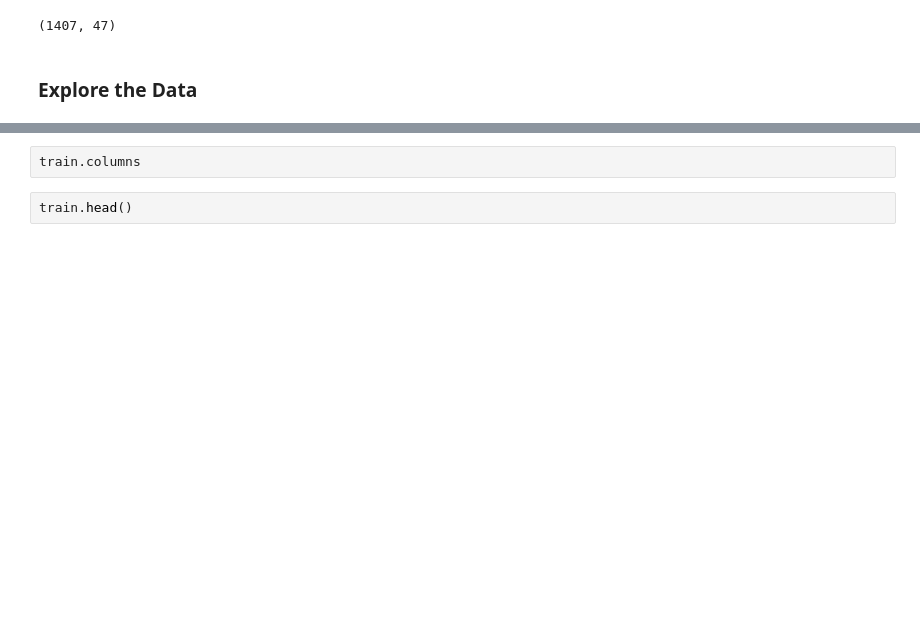
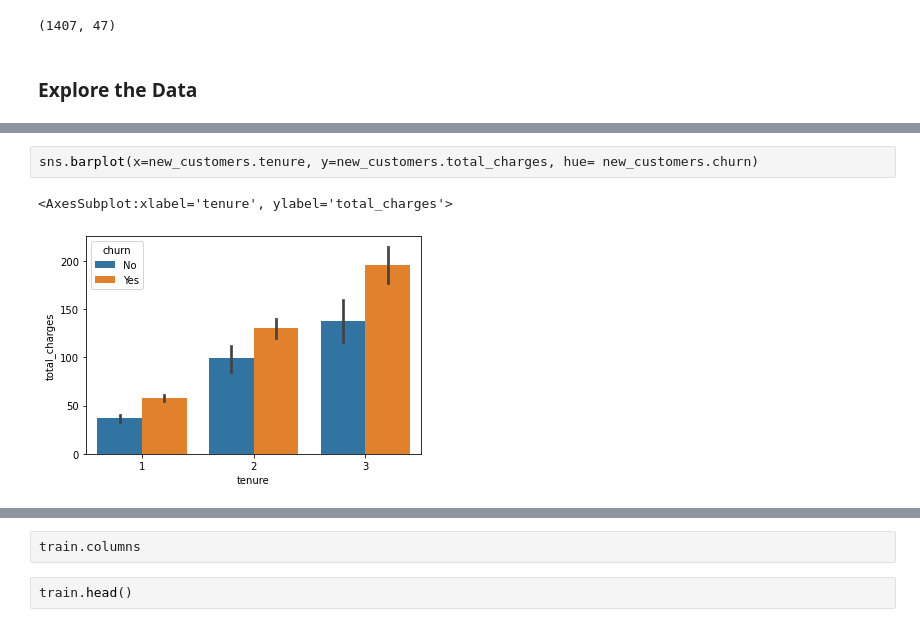
Before and after one commit to Kayfj41901/classification_exercises, a Jupyter notebook: Telco.ipynb, the cells around one changed output, grey strips where cells are left out. Saved outputs shown, nothing was run; the diff lists cells and outputs as text; blank space fills up the shorter version.

```diff
--- a/Telco.ipynb
+++ b/Telco.ipynb
@@ -770,0 +561,5 @@ sns.relplot(x='tenure', y='monthly_charges', hue='churn', col='tech_support_Yes'
+# %%
+sns.barplot(x=new_customers.tenure, y=new_customers.total_charges, hue= new_customers.churn)
+# %% [output]
+<AxesSubplot:xlabel='tenure', ylabel='total_charges'>
+[figure, added]
```
Also changed, not shown: parts of 232 cells of this notebook.
